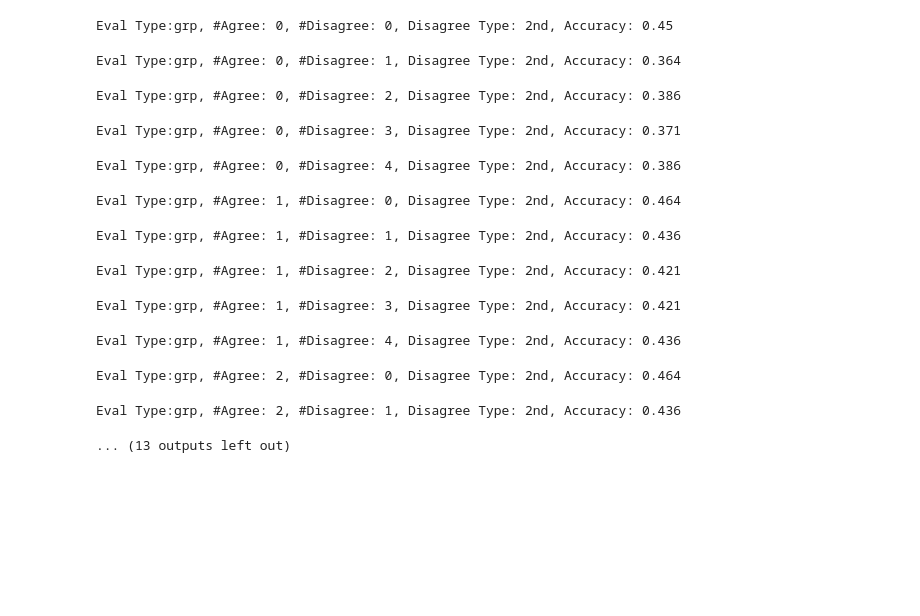
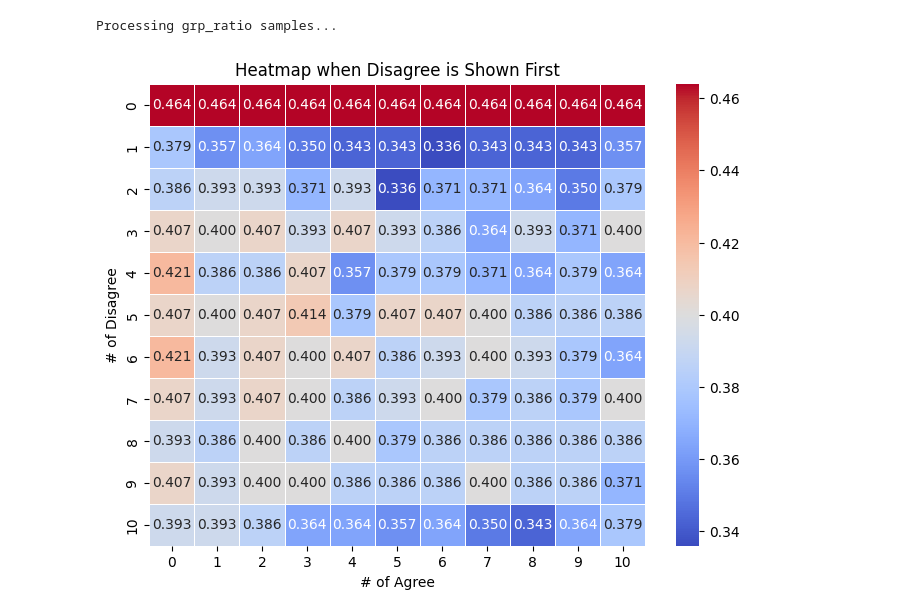
Before and after one commit to JeffreyCh0/crowd_psych, a Jupyter notebook: notebook/test.ipynb, the cells around one changed output. Saved outputs shown, nothing was run; the diff lists cells and outputs as text; code cells hidden in the pictures; blank space fills up the shorter version.

```diff
--- a/notebook/test.ipynb
+++ b/notebook/test.ipynb
@@ -33,34 +34,66 @@ with open('../data/mmlu_samples_140.pkl', 'rb') as f:
 with open('../data/res_mmlu_org.pkl', 'rb') as f:
     res_mmlu_org = pickle.load(f)
 
-output_list = []
-for disagree_size in range(11):
-    output_row = []
-    for agree_size in range(11):
+
+input_feat_list = []
+for group_size in [4,12,50,100,1000]: # column
+    input_row = []
+    for agree_ratio in ['0%', '25%', '50%', '75%', '100%']: # row
+
         eval_feat = {
-            'type': 'grp',
-            'agree_size': agree_size,
-            'disagree_size': disagree_size,
+            'type': 'grp_ratio',
+            'group_size': group_size,
+            'disagree_ratio': 1-agree_ratio,
             'disagree_type': '2nd',
         }
+        input_row.append(eval_feat)
+    input_feat_list.append(input_row)
 
-        result, accuracy = qa.mmlu_eval(res_mmlu_org, eval_feat)
-        output_row.append(accuracy)
-    output_list.append(output_row)
+results, accuracy = qa.mmlu_eval(res_mmlu_org, input_feat_list)
+    #     result, accuracy = qa.mmlu_eval(res_mmlu_org, eval_feat)
+    #     output_row.append(accuracy)
+    # output_list.append(output_row)
 # %% [output]
-Eval Type:grp, #Agree: 0, #Disagree: 0, Disagree Type: 2nd, Accuracy: 0.45
+Processing grp_ratio samples...
-Eval Type:grp, #Agree: 0, #Disagree: 1, Disagree Type: 2nd, Accuracy: 0.364
-Eval Type:grp, #Agree: 0, #Disagree: 2, Disagree Type: 2nd, Accuracy: 0.386
-Eval Type:grp, #Agree: 0, #Disagree: 3, Disagree Type: 2nd, Accuracy: 0.371
-Eval Type:grp, #Agree: 0, #Disagree: 4, Disagree Type: 2nd, Accuracy: 0.386
-Eval Type:grp, #Agree: 1, #Disagree: 0, Disagree Type: 2nd, Accuracy: 0.464
-Eval Type:grp, #Agree: 1, #Disagree: 1, Disagree Type: 2nd, Accuracy: 0.436
-Eval Type:grp, #Agree: 1, #Disagree: 2, Disagree Type: 2nd, Accuracy: 0.421
-Eval Type:grp, #Agree: 1, #Disagree: 3, Disagree Type: 2nd, Accuracy: 0.421
-Eval Type:grp, #Agree: 1, #Disagree: 4, Disagree Type: 2nd, Accuracy: 0.436
-Eval Type:grp, #Agree: 2, #Disagree: 0, Disagree Type: 2nd, Accuracy: 0.464
-Eval Type:grp, #Agree: 2, #Disagree: 1, Disagree Type: 2nd, Accuracy: 0.436
-... (13 outputs left out)
+# %%
+import numpy as np
+import pandas as pd
+import matplotlib.pyplot as plt
+import seaborn as sns
+
+# Define the data
+# data = np.array([
+#     [0.45 , 0.464 , 0.464 , 0.464 , 0.464 , 0.464, 0.464, 0.464, 0.464, 0.464, 0.464],
+#     [0.364 , 0.436 , 0.436 , 0.443 , 0.45 , 0.436, 0.443, 0.464, 0.45, 0.436, 0.471],
+#     [0.386 , 0.421 , 0.436 , 0.443 , 0.443 , 0.429, 0.457, 0.443, 0.436, 0.443, 0.436],
+#     [0.371 , 0.421 , 0.421 , 0.421 , 0.471 , 0.429, 0.45, 0.457, 0.436, 0.421, 0.45],
+#     [0.386 , 0.436 , 0.4 , 0.414 , 0.436 , 0.429, 0.421, 0.457, 0.429, 0.457, 0.457],
+#     [0.371, 0.443, 0.436, 0.414, 0.414, 0.429, 0.429, 0.436, 0.443, 0.443, 0.429],
+#  [0.371, 0.421, 0.421, 0.386, 0.414, 0.436, 0.429, 0.443, 0.414, 0.421, 0.429],
+#  [0.364, 0.421, 0.407, 0.407, 0.421, 0.421, 0.429, 0.414, 0.443, 0.414, 0.429],
+#  [0.4, 0.414, 0.407, 0.407, 0.407, 0.421, 0.414, 0.414, 0.429, 0.443, 0.414],
+#  [0.357, 0.407, 0.421, 0.4, 0.421, 0.407, 0.407, 0.421, 0.429, 0.443, 0.436],
+#  [0.379, 0.443, 0.429, 0.414, 0.429, 0.421, 0.429, 0.436, 0.429, 0.429, 0.436]
+# ])
+
+data = np.array(output_list)
+
+# Define row and column labels
+row_labels = [str(x) for x in range(11)]
+col_labels = [str(x) for x in range(11)]
+
+# Create DataFrame
+df = pd.DataFrame(data, index=row_labels, columns=col_labels)
+
+# Plot heatmap
+plt.figure(figsize=(8, 6))
+sns.heatmap(df, annot=True, cmap="coolwarm", fmt=".3f", linewidths=0.5)
+plt.xlabel("# of Agree")
+plt.ylabel("# of Disagree")
+plt.title("Heatmap when Disagree is Shown First")
+plt.show()
+# %% [output]
+[figure, added]
 # %%
 import numpy as np
 import pandas as pd
```
Also changed, not shown: parts of 3 cells of this notebook, 1 other file.
